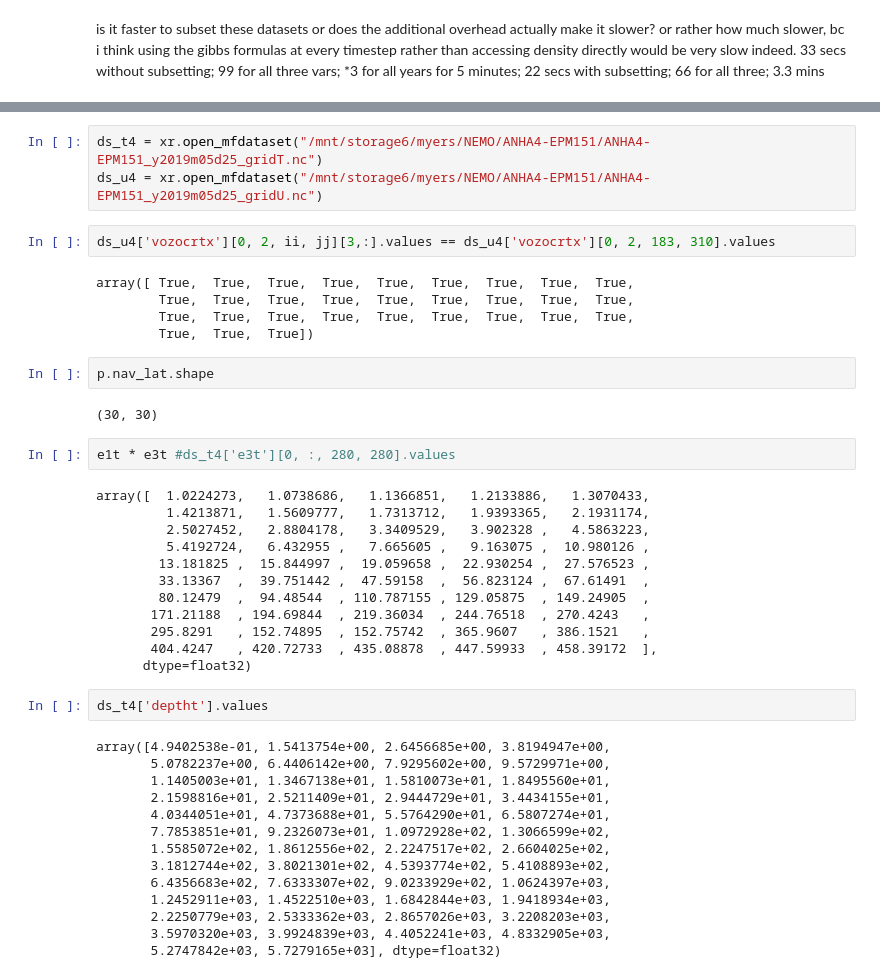
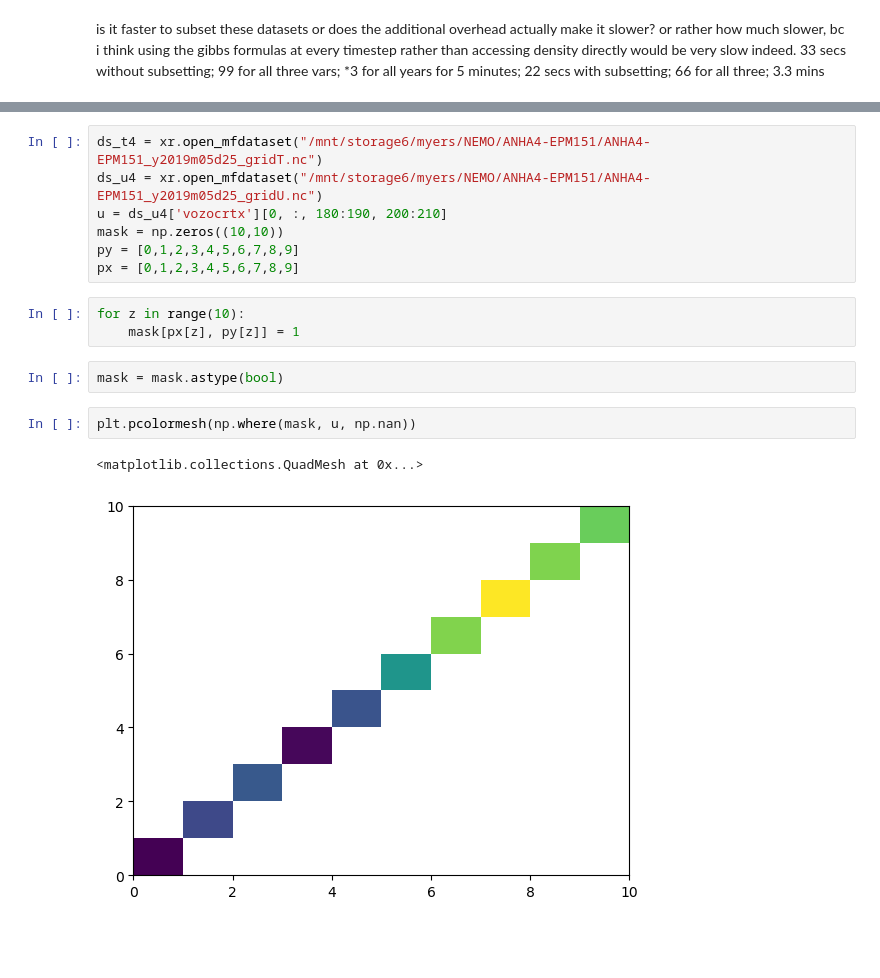
Before and after one commit to gekirkpatrick/NEMO-Analysis-Base-Scripts, a Jupyter notebook: water_mass_transports.ipynb, the cells around one changed output, grey strips where cells are left out. Cells and saved outputs as stored; diff of their text form; blank space fills up the shorter version.

```diff
--- a/water_mass_transports.ipynb
+++ b/water_mass_transports.ipynb
@@ -423,44 +357,17 @@ ii
 # %%
 ds_t4 = xr.open_mfdataset("/mnt/storage6/myers/NEMO/ANHA4-EPM151/ANHA4-EPM151_y2019m05d25_gridT.nc")
 ds_u4 = xr.open_mfdataset("/mnt/storage6/myers/NEMO/ANHA4-EPM151/ANHA4-EPM151_y2019m05d25_gridU.nc")
+u = ds_u4['vozocrtx'][0, :, 180:190, 200:210]
+mask = np.zeros((10,10))
+py = [0,1,2,3,4,5,6,7,8,9]
+px = [0,1,2,3,4,5,6,7,8,9]
+# %%
+for z in range(10):
+    mask[px[z], py[z]] = 1
+# %%
+mask = mask.astype(bool)
 # %%
-ds_u4['vozocrtx'][0, 2, ii, jj][3,:].values == ds_u4['vozocrtx'][0, 2, 183, 310].values
+plt.pcolormesh(np.where(mask, u, np.nan))
 # %% [output]
-array([ True,  True,  True,  True,  True,  True,  True,  True,  True,
-        True,  True,  True,  True,  True,  True,  True,  True,  True,
-        True,  True,  True,  True,  True,  True,  True,  True,  True,
-        True,  True,  True])
+<matplotlib.collections.QuadMesh at 0x...>
+[figure, added]
-# %%
-p.nav_lat.shape
-# %% [output]
-(30, 30)
-# %%
-e1t * e3t #ds_t4['e3t'][0, :, 280, 280].values
-# %% [output]
-array([  1.0224273,   1.0738686,   1.1366851,   1.2133886,   1.3070433,
-         1.4213871,   1.5609777,   1.7313712,   1.9393365,   2.1931174,
-         2.5027452,   2.8804178,   3.3409529,   3.902328 ,   4.5863223,
-         5.4192724,   6.432955 ,   7.665605 ,   9.163075 ,  10.980126 ,
-        13.181825 ,  15.844997 ,  19.059658 ,  22.930254 ,  27.576523 ,
-        33.13367  ,  39.751442 ,  47.59158  ,  56.823124 ,  67.61491  ,
-        80.12479  ,  94.48544  , 110.787155 , 129.05875  , 149.24905  ,
-       171.21188  , 194.69844  , 219.36034  , 244.76518  , 270.4243   ,
-       295.8291   , 152.74895  , 152.75742  , 365.9607   , 386.1521   ,
-       404.4247   , 420.72733  , 435.08878  , 447.59933  , 458.39172  ],
-      dtype=float32)
-# %%
-ds_t4['deptht'].values
-# %% [output]
-array([4.9402538e-01, 1.5413754e+00, 2.6456685e+00, 3.8194947e+00,
-       5.0782237e+00, 6.4406142e+00, 7.9295602e+00, 9.5729971e+00,
-       1.1405003e+01, 1.3467138e+01, 1.5810073e+01, 1.8495560e+01,
-       2.1598816e+01, 2.5211409e+01, 2.9444729e+01, 3.4434155e+01,
-       4.0344051e+01, 4.7373688e+01, 5.5764290e+01, 6.5807274e+01,
-       7.7853851e+01, 9.2326073e+01, 1.0972928e+02, 1.3066599e+02,
-       1.5585072e+02, 1.8612556e+02, 2.2247517e+02, 2.6604025e+02,
-       3.1812744e+02, 3.8021301e+02, 4.5393774e+02, 5.4108893e+02,
-       6.4356683e+02, 7.6333307e+02, 9.0233929e+02, 1.0624397e+03,
-       1.2452911e+03, 1.4522510e+03, 1.6842844e+03, 1.9418934e+03,
-       2.2250779e+03, 2.5333362e+03, 2.8657026e+03, 3.2208203e+03,
-       3.5970320e+03, 3.9924839e+03, 4.4052241e+03, 4.8332905e+03,
-       5.2747842e+03, 5.7279165e+03], dtype=float32)
```
Also changed, not shown: parts of 12 cells of this notebook.
